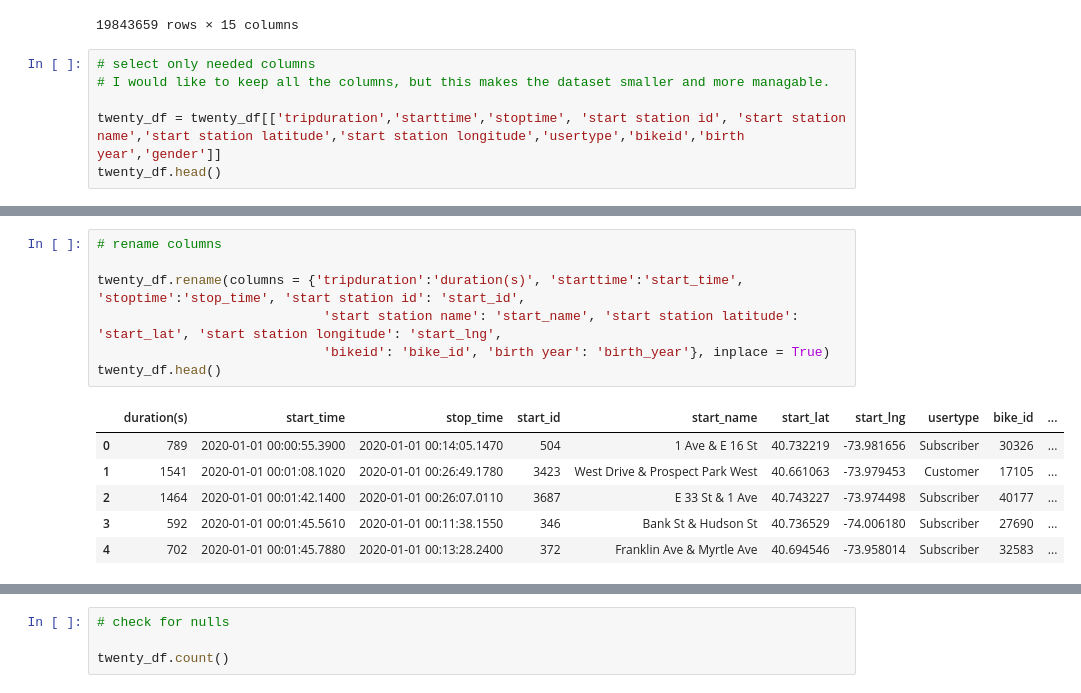
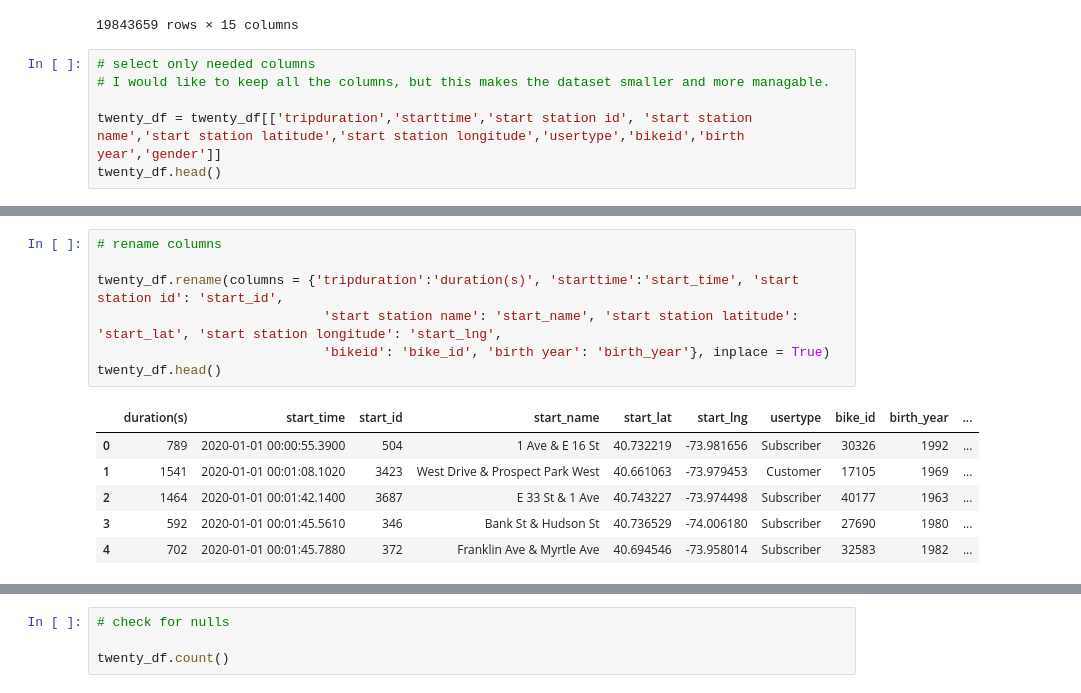
Before and after one commit to sjricketts/NYCitiBikeData, a Jupyter notebook: nyc_bike_data.ipynb, the cells around one changed output, grey strips where cells are left out. Cells and saved outputs as stored; diff of their text form.

Commit message:
drop end_time column

```diff
--- a/nyc_bike_data.ipynb
+++ b/nyc_bike_data.ipynb
@@ -179,6 +179,6 @@ twenty_df
 # select only needed columns
 # I would like to keep all the columns, but this makes the dataset smaller and more managable.
 
-twenty_df = twenty_df[['tripduration','starttime','stoptime', 'start station id', 'start station name','start station latitude','start station longitude','usertype','bikeid','birth year','gender']]
+twenty_df = twenty_df[['tripduration','starttime','start station id', 'start station name','start station latitude','start station longitude','usertype','bikeid','birth year','gender']]
 twenty_df.head()
 # %% [output]
@@ -191,16 +191,16 @@ twenty_df.head()
 # %%
 # rename columns
 
-twenty_df.rename(columns = {'tripduration':'duration(s)', 'starttime':'start_time', 'stoptime':'stop_time', 'start station id': 'start_id',
+twenty_df.rename(columns = {'tripduration':'duration(s)', 'starttime':'start_time', 'start station id': 'start_id',
                              'start station name': 'start_name', 'start station latitude': 'start_lat', 'start station longitude': 'start_lng',
                              'bikeid': 'bike_id', 'birth year': 'birth_year'}, inplace = True)
 twenty_df.head()
 # %% [output]
-|  | duration(s) | start_time | stop_time | start_id | start_name | start_lat | start_lng | usertype | bike_id | ... |
-| 0 | 789 | 2020-01-01 00:00:55.3900 | 2020-01-01 00:14:05.1470 | 504 | 1 Ave & E 16 St | 40.732219 | -73.981656 | Subscriber | 30326 | ... |
-| 1 | 1541 | 2020-01-01 00:01:08.1020 | 2020-01-01 00:26:49.1780 | 3423 | West Drive & Prospect Park West | 40.661063 | -73.979453 | Customer | 17105 | ... |
-| 2 | 1464 | 2020-01-01 00:01:42.1400 | 2020-01-01 00:26:07.0110 | 3687 | E 33 St & 1 Ave | 40.743227 | -73.974498 | Subscriber | 40177 | ... |
-| 3 | 592 | 2020-01-01 00:01:45.5610 | 2020-01-01 00:11:38.1550 | 346 | Bank St & Hudson St | 40.736529 | -74.006180 | Subscriber | 27690 | ... |
-| 4 | 702 | 2020-01-01 00:01:45.7880 | 2020-01-01 00:13:28.2400 | 372 | Franklin Ave & Myrtle Ave | 40.694546 | -73.958014 | Subscriber | 32583 | ... |
+|  | duration(s) | start_time | start_id | start_name | start_lat | start_lng | usertype | bike_id | birth_year | ... |
+| 0 | 789 | 2020-01-01 00:00:55.3900 | 504 | 1 Ave & E 16 St | 40.732219 | -73.981656 | Subscriber | 30326 | 1992 | ... |
+| 1 | 1541 | 2020-01-01 00:01:08.1020 | 3423 | West Drive & Prospect Park West | 40.661063 | -73.979453 | Customer | 17105 | 1969 | ... |
+| 2 | 1464 | 2020-01-01 00:01:42.1400 | 3687 | E 33 St & 1 Ave | 40.743227 | -73.974498 | Subscriber | 40177 | 1963 | ... |
+| 3 | 592 | 2020-01-01 00:01:45.5610 | 346 | Bank St & Hudson St | 40.736529 | -74.006180 | Subscriber | 27690 | 1980 | ... |
+| 4 | 702 | 2020-01-01 00:01:45.7880 | 372 | Franklin Ave & Myrtle Ave | 40.694546 | -73.958014 | Subscriber | 32583 | 1982 | ... |
 # %%
 # rearrange columns
```
Also changed, not shown: parts of 2 cells of this notebook.
